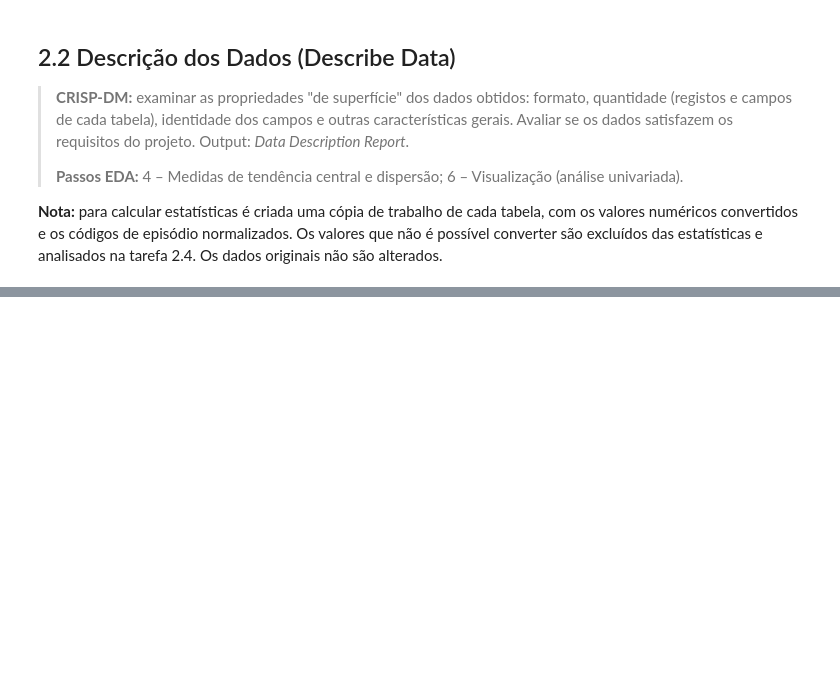
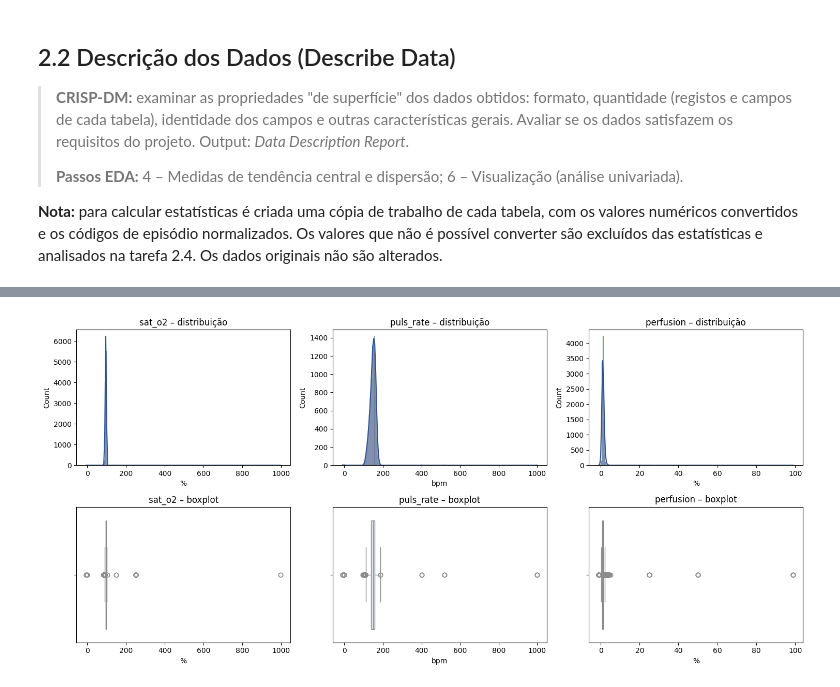
Before and after one commit to goncalorg10/aase-neonatal, a Jupyter notebook: 01_data_understanding.ipynb, the cells around one changed output, grey strips where cells are left out. Drawn from its saved outputs; the diff is of its cells as text; code cells hidden in the pictures; blank space fills up the shorter version.

```diff
--- a/01_data_understanding.ipynb
+++ b/01_data_understanding.ipynb
@@ -271,0 +432,21 @@ Sem normalização, os sinais vitais têm 58 códigos de episódio e as patologi
+# %%
+# =============================================================================
+# 2.2.7 Visualização univariada dos sinais vitais (Passo 6)
+# Histograma com curva de densidade (forma da distribuição) e boxplot
+# (mediana, dispersão e possíveis outliers) para cada sinal vital.
+# =============================================================================
+fig, axes = plt.subplots(2, 3, figsize=(15, 7))
+unidades = {"sat_o2": "%", "puls_rate": "bpm", "perfusion": "%"}
+
+for i, col in enumerate(VITAIS):
+    sns.histplot(sv[col].dropna(), kde=True, ax=axes[0, i], color="#2F5496")
+    axes[0, i].set_title(f"{col} – distribuição")
+    axes[0, i].set_xlabel(unidades[col])
+    sns.boxplot(x=sv[col].dropna(), ax=axes[1, i], color="#DCE6F2")
+    axes[1, i].set_title(f"{col} – boxplot")
+    axes[1, i].set_xlabel(unidades[col])
+
+plt.tight_layout()
+plt.show()
+# %% [output]
+[figure, added]
```
Also changed, not shown: parts of 9 cells of this notebook.
